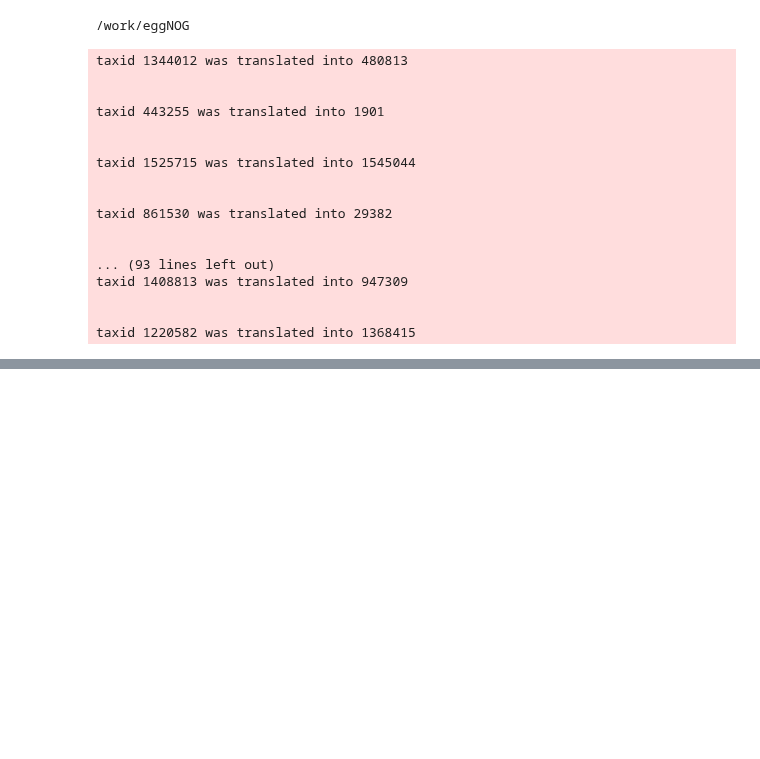
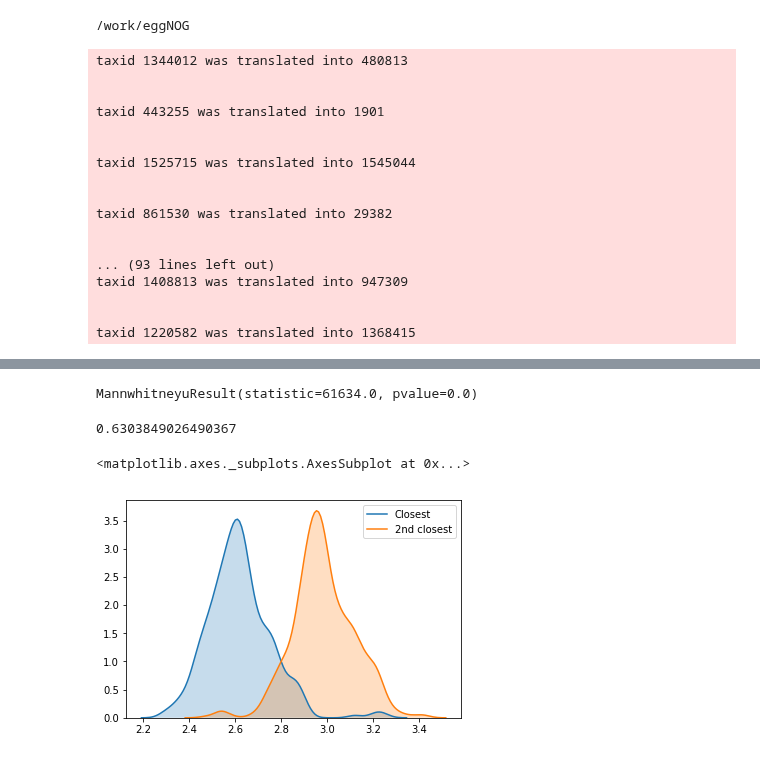
Before and after one commit to lthiberiol/jupyter_notebooks, a Jupyter notebook: eggNOG_transfers/find_transfers-bbh.ipynb, the cells around one changed output, grey strips where cells are left out. Cells and saved outputs as stored; diff of their text form; code cells hidden in the pictures; blank space fills up the shorter version.

```diff
--- a/eggNOG_transfers/find_transfers-bbh.ipynb
+++ b/eggNOG_transfers/find_transfers-bbh.ipynb
@@ -190,6 +271,5 @@ def create_taxa_graph(dist_matrix, phyla):
 # %%
 def get_phyla_evol_distances(group_id):
-
     dist_matrix = get_pairwise_distances(group_id)
 
     taxids = [int(leaf.split('.')[0]) for leaf in dist_matrix.index]
@@ -197,6 +277,7 @@ def get_phyla_evol_distances(group_id):
 
     edge_list, graph  = create_taxa_graph(dist_matrix, phyla)
 
+    random.seed(12345)
     clusters = graph.community_multilevel(weights='weight')
 
     node_data = pd.DataFrame(columns=['name', 'phylum', 'cluster'],
@@ -216,6 +297,7 @@ def get_phyla_evol_distances(group_id):
             continue
 
         cluster_dists = pd.DataFrame(columns=['phylum', 'median', 'distances'])
+        reciproc_cluster_dists = pd.DataFrame(columns=['phylum', 'median', 'distances'])
 
         cluster_edges = edge_list.loc[(edge_list.sequence1.isin(cluster_nodes.name))&
                                       (edge_list.sequence2.isin(cluster_nodes.name)),
@@ -227,11 +309,7 @@ def get_phyla_evol_distances(group_id):
         normalizer         = np.median(cluster_edges.distance)
         cluster_edges      = cluster_edges[cluster_edges.phylum1 != cluster_edges.phylum2]
 
-        threshold      = np.infty
-        closest_phylum = None
         for phylum1, phylum2 in itertools.combinations(minimal_freq_phyla, 2):
-            if indices.shape[0] < 10:
-                continue
             if   phylum1 == 1117:
                 phylum = phylum2
             elif phylum2 == 1117:
@@ -242,7 +320,6 @@ def get_phyla_evol_distances(group_id):
             inter_phyla_dists = cluster_edges.loc[((cluster_edges.phylum1==phylum1)&(cluster_edges.phylum2==phylum2))|\
                                                   ((cluster_edges.phylum2==phylum1)&(cluster_edges.phylum1==phylum2)),
                                                   'distance'].values
-            inter_phyla_dists.sort()
 
             try:
                 phylum_3rd_quartile = np.median(inter_phyla_dists)
@@ -253,6 +330,30 @@ def get_phyla_evol_distances(group_id):
                                                index=['phylum', 'median', 'distances']),
                                      ignore_index=True)
 
-        cluster_evol_relations[cluster_num] = cluster_dists
+        cluster_dists.sort_values('median', inplace=True)
+        closest_phylum = cluster_dists.iloc[0, 0]
+        for phylum1, phylum2 in itertools.combinations(minimal_freq_phyla, 2):
+            if   phylum1 == closest_phylum:
+                phylum = phylum2
+            elif phylum2 == closest_phylum:
+                phylum = phylum1
+            else:
+                continue
+
+            inter_phyla_dists = cluster_edges.loc[((cluster_edges.phylum1==phylum1)&(cluster_edges.phylum2==phylum2))|\
+                                                  ((cluster_edges.phylum2==phylum1)&(cluster_edges.phylum1==phylum2)),
+                                                  'distance'].values
+
+            try:
+                phylum_3rd_quartile = np.median(inter_phyla_dists)
+            except IndexError:
+                continue
+
+            reciproc_cluster_dists = reciproc_cluster_dists.append(pd.Series(data=[phylum, phylum_3rd_quartile, inter_phyla_dists],
+                                               index=['phylum', 'median', 'distances']),
+                                     ignore_index=True)
+
+
+        cluster_evol_relations[cluster_num] = (cluster_dists, reciproc_cluster_dists)
 
     return(group_id, cluster_evol_relations)
@@ -278,0 +360,3 @@ get_phyla_evol_distances('COG0499')
+# %%
+%%time
+test = get_phyla_evol_distances('COG0073')
@@ -278,0 +366,3 @@ get_phyla_evol_distances('COG0499')
+# %%
+test[1][0][0]['1st_quart'] = test[1][0][0].distances.apply(lambda x: np.percentile(x, 75))
+test[1][0][1]['1st_quart'] = test[1][0][1].distances.apply(lambda x: np.percentile(x, 75))
@@ -278,0 +407,15 @@ get_phyla_evol_distances('COG0499')
+# %%
+mannwhitneyu(test[1][0][0].iloc[0, 2], test[1][0][0].iloc[1, 2], alternative='less')
+# %% [output]
+MannwhitneyuResult(statistic=61634.0, pvalue=0.0)
+# %%
+mannwhitneyu(test[1][0][1].iloc[0, 2], test[1][0][1].iloc[1, 2], alternative='less').statistic/\
+(len(test[1][0][1].iloc[0, 2])*len(test[1][0][1].iloc[1, 2]))
+# %% [output]
+0.6303849026490367
+# %%
+sns.kdeplot(test[1][0][0].iloc[0, 2], shade=True, label='Closest')
+sns.kdeplot(test[1][0][0].iloc[1, 2], shade=True, label='2nd closest')
+# %% [output]
+<matplotlib.axes._subplots.AxesSubplot at 0x...>
+[figure, added]
```
Also changed, not shown: parts of 51 cells of this notebook.
